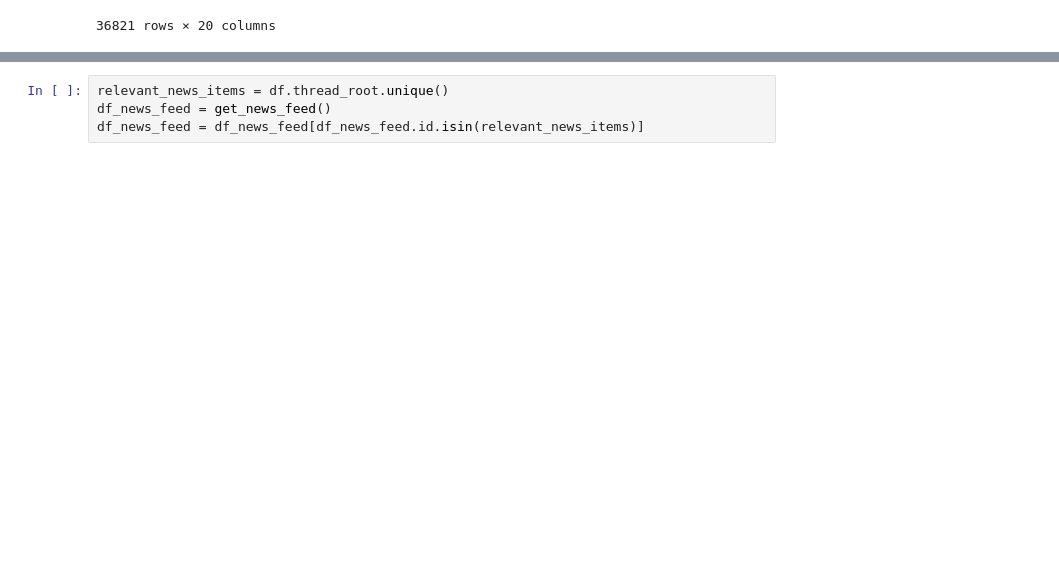
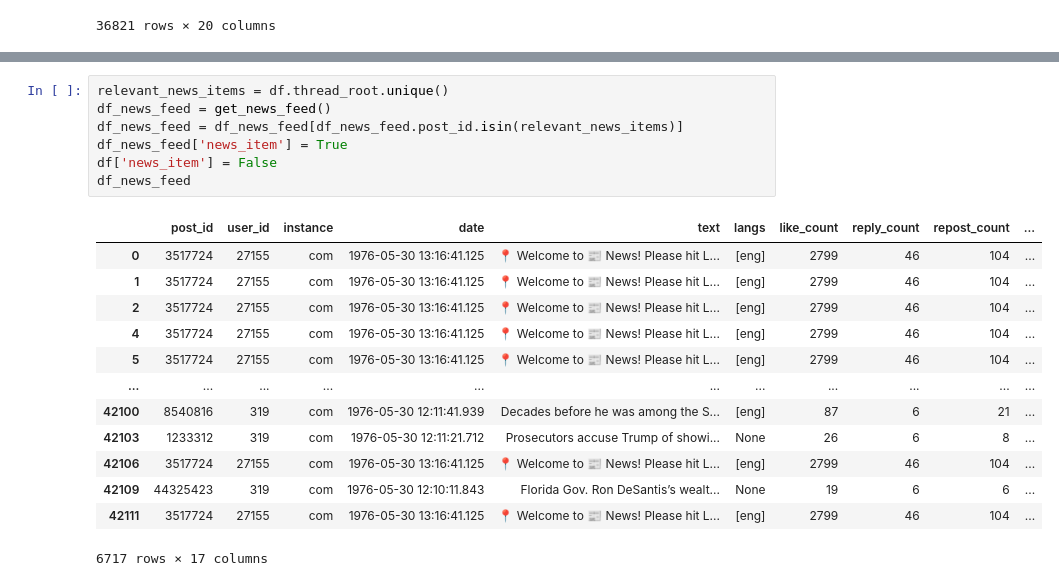
Before and after one commit to mmmbarendse/opensky, a Jupyter notebook: notebooks/13_reconstructing_threads.ipynb, the cells around one changed output, grey strips where cells are left out. Saved outputs shown, nothing was run; the diff lists cells and outputs as text; blank space fills up the shorter version.

```diff
--- a/notebooks/13_reconstructing_threads.ipynb
+++ b/notebooks/13_reconstructing_threads.ipynb
@@ -41,7 +46,24 @@ df
 # %%
 relevant_news_items = df.thread_root.unique()
 df_news_feed = get_news_feed()
-df_news_feed = df_news_feed[df_news_feed.id.isin(relevant_news_items)]
+df_news_feed = df_news_feed[df_news_feed.post_id.isin(relevant_news_items)]
+df_news_feed['news_item'] = True
+df['news_item'] = False
+df_news_feed
+# %% [output]
+|  | post_id | user_id | instance | date | text | langs | like_count | reply_count | repost_count | ... |
+| 0 | 3517724 | 27155 | com | 1976-05-30 13:16:41.125 | 📍 Welcome to 📰 News! Please hit L... | [eng] | 2799 | 46 | 104 | ... |
+| 1 | 3517724 | 27155 | com | 1976-05-30 13:16:41.125 | 📍 Welcome to 📰 News! Please hit L... | [eng] | 2799 | 46 | 104 | ... |
+| 2 | 3517724 | 27155 | com | 1976-05-30 13:16:41.125 | 📍 Welcome to 📰 News! Please hit L... | [eng] | 2799 | 46 | 104 | ... |
+| 4 | 3517724 | 27155 | com | 1976-05-30 13:16:41.125 | 📍 Welcome to 📰 News! Please hit L... | [eng] | 2799 | 46 | 104 | ... |
+| 5 | 3517724 | 27155 | com | 1976-05-30 13:16:41.125 | 📍 Welcome to 📰 News! Please hit L... | [eng] | 2799 | 46 | 104 | ... |
+| ... | ... | ... | ... | ... | ... | ... | ... | ... | ... | ... |
+| 42100 | 8540816 | 319 | com | 1976-05-30 12:11:41.939 | Decades before he was among the S... | [eng] | 87 | 6 | 21 | ... |
+| 42103 | 1233312 | 319 | com | 1976-05-30 12:11:21.712 | Prosecutors accuse Trump of showi... | None | 26 | 6 | 8 | ... |
+| 42106 | 3517724 | 27155 | com | 1976-05-30 13:16:41.125 | 📍 Welcome to 📰 News! Please hit L... | [eng] | 2799 | 46 | 104 | ... |
+| 42109 | 44325423 | 319 | com | 1976-05-30 12:10:11.843 | Florida Gov. Ron DeSantis’s wealt... | None | 19 | 6 | 6 | ... |
+| 42111 | 3517724 | 27155 | com | 1976-05-30 13:16:41.125 | 📍 Welcome to 📰 News! Please hit L... | [eng] | 2799 | 46 | 104 | ... |
+6717 rows × 17 columns
 # %%
 df_news_feed['news_item'] = True
 df['news_item'] = False
```
Also changed, not shown: parts of 16 cells of this notebook, 12 other files.
